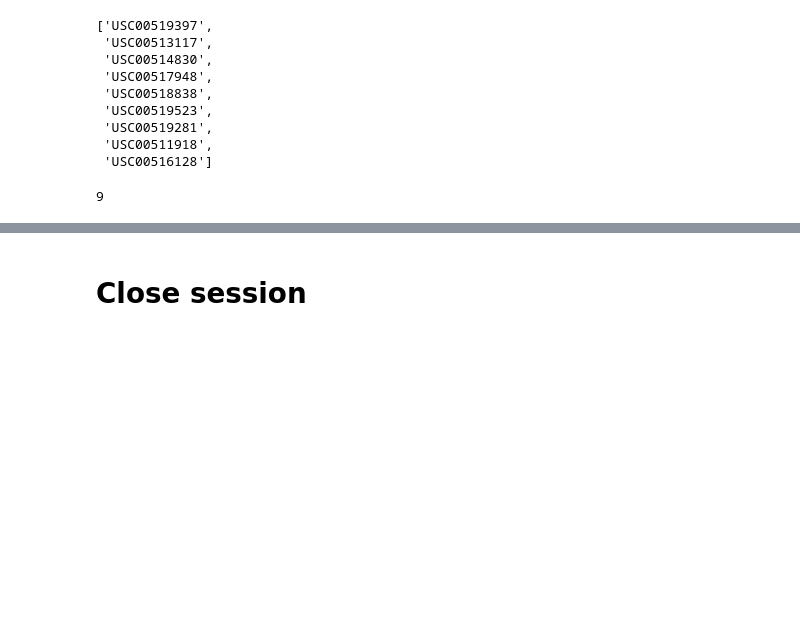
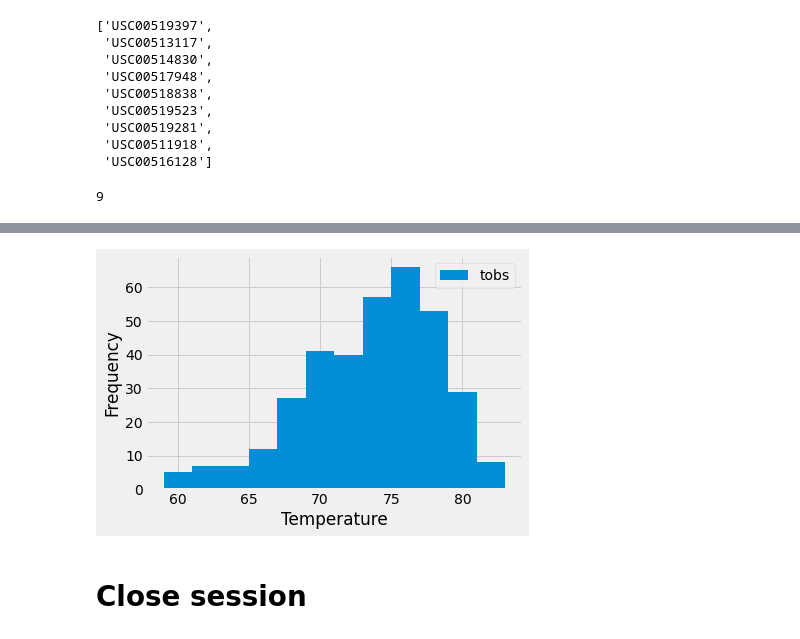
Before and after one commit to cmbutler83/sqlalchemy-challenge, a Jupyter notebook: Instructions/climate_starter.ipynb, the cells around one changed output, grey strips where cells are left out. Saved outputs shown, nothing was run; the diff lists cells and outputs as text; code cells hidden in the pictures; blank space fills up the shorter version.

```diff
--- a/Instructions/climate_starter.ipynb
+++ b/Instructions/climate_starter.ipynb
@@ -282,3 +287,6 @@ USC00516128: [(0,)]
 # %%
 # Using the most active station id
 # Query the last 12 months of temperature observation data for this station and plot the results as a histogram
+temperatures = session.query(Station.tobs,Station.date).filter(Station.station == 'USC00519281').filter(Station.date >= '2016-08-23').all()
+temp_df = pd.DataFrame(temperatures)
+temp_df
@@ -285,3 +307,14 @@ USC00516128: [(0,)]
+# %%
+a = np.array(temperatures)
+legend = ['tobs']
+fig, ax = plt.subplots()
+ax.hist(a, bins = 12)
+plt.xlabel("Temperature")
+plt.ylabel("Frequency")
+plt.legend(legend)
+plt.show()
+# %% [output]
+[figure, added]
 # %% [markdown]
 # Close session
 # %%
```
Also changed, not shown: parts of 16 cells of this notebook.
